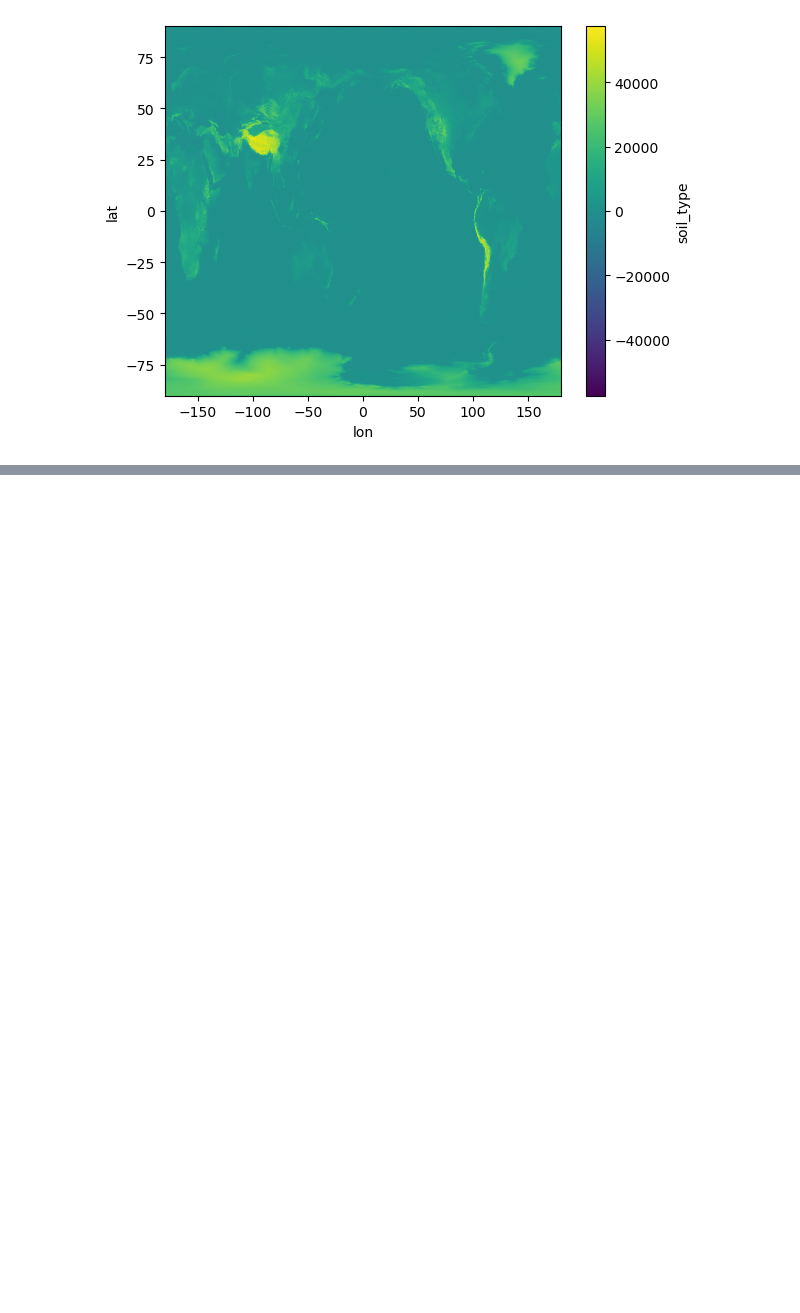
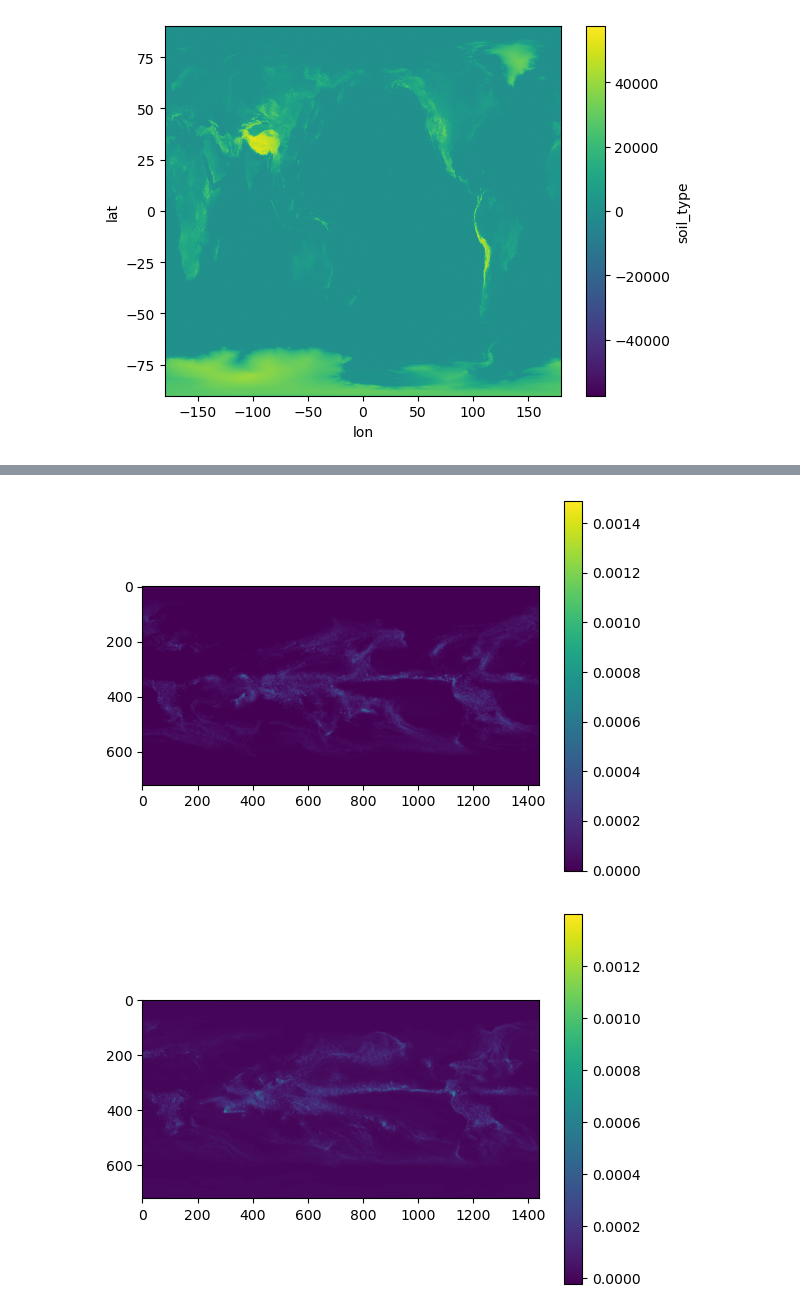
Before and after one commit to GISWLH/CanglongPhysics, a Jupyter notebook: Untitled.ipynb, the cells around one changed output, grey strips where cells are left out. Cells and saved outputs as stored; diff of their text form; code cells hidden in the pictures; blank space fills up the shorter version.

```diff
--- a/Untitled.ipynb
+++ b/Untitled.ipynb
@@ -1560,0 +1835,10 @@ soil_da.plot(cmap="viridis")
+# %%
+plt.imshow(true_total_precip)
+plt.colorbar()
+plt.show()
+plt.imshow(pred_total_precip)
+plt.colorbar()
+plt.show()
+# %% [output]
+[figure, added]
+[figure, added]
```
Also changed, not shown: parts of 9 cells of this notebook, 10 other files.
